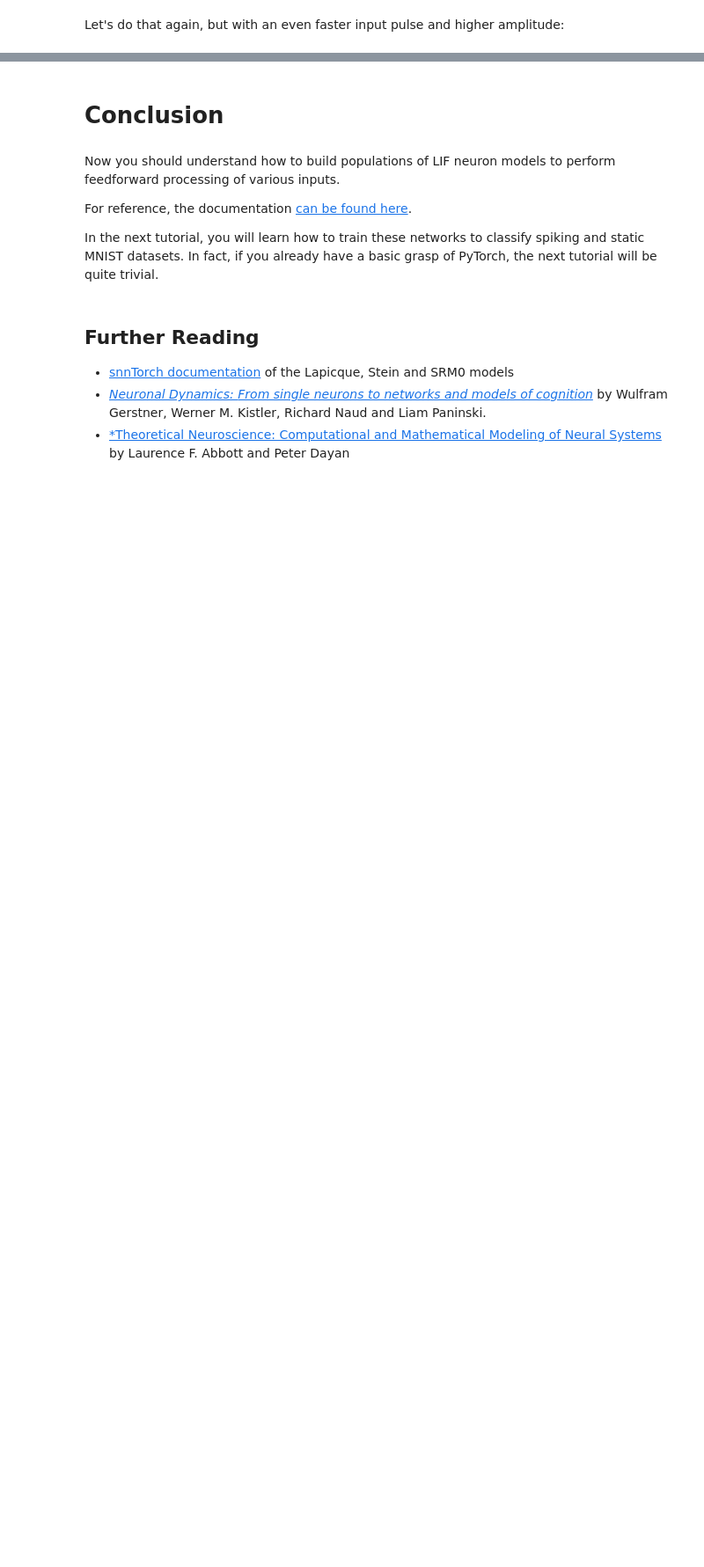
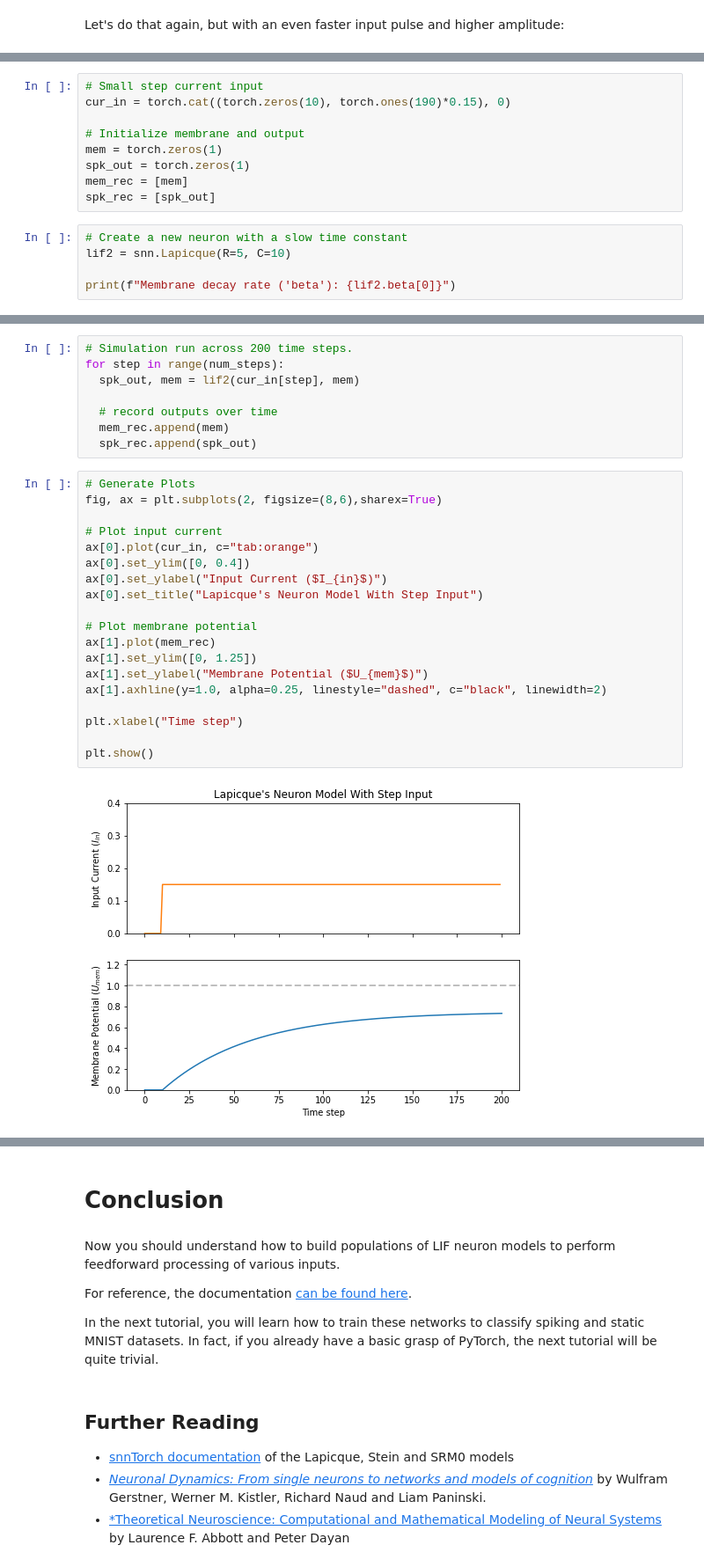
Before and after one commit to jeshraghian/snntorch, a Jupyter notebook: examples/tutorial_2_neurons_update.ipynb, the cells around one changed output, grey strips where cells are left out. Shown at 88% size. Drawn from its saved outputs; the diff is of its cells as text; blank space fills up the shorter version.

```diff
--- a/examples/tutorial_2_neurons_update.ipynb
+++ b/examples/tutorial_2_neurons_update.ipynb
@@ -528,0 +531,14 @@ So far, we have only seen how a neuron will react to spikes coming in at the inp
+# %%
+# Small step current input
+cur_in = torch.cat((torch.zeros(10), torch.ones(190)*0.15), 0)
+
+# Initialize membrane and output
+mem = torch.zeros(1)
+spk_out = torch.zeros(1)
+mem_rec = [mem]
+spk_rec = [spk_out]
+# %%
+# Create a new neuron with a slow time constant
+lif2 = snn.Lapicque(R=5, C=10)
+
+print(f"Membrane decay rate ('beta'): {lif2.beta[0]}")
@@ -528,0 +551,29 @@ So far, we have only seen how a neuron will react to spikes coming in at the inp
+# %%
+# Simulation run across 200 time steps.
+for step in range(num_steps):
+  spk_out, mem = lif2(cur_in[step], mem)
+
+  # record outputs over time
+  mem_rec.append(mem)
+  spk_rec.append(spk_out)
+# %%
+# Generate Plots
+fig, ax = plt.subplots(2, figsize=(8,6),sharex=True)
+
+# Plot input current
+ax[0].plot(cur_in, c="tab:orange")
+ax[0].set_ylim([0, 0.4])
+ax[0].set_ylabel("Input Current ($I_{in}$)")
+ax[0].set_title("Lapicque's Neuron Model With Step Input")
+
+# Plot membrane potential
+ax[1].plot(mem_rec)
+ax[1].set_ylim([0, 1.25])
+ax[1].set_ylabel("Membrane Potential ($U_{mem}$)")
+ax[1].axhline(y=1.0, alpha=0.25, linestyle="dashed", c="black", linewidth=2)
+
+plt.xlabel("Time step")
+
+plt.show()
+# %% [output]
+[figure, added]
```
Also changed, not shown: parts of 67 cells of this notebook.
